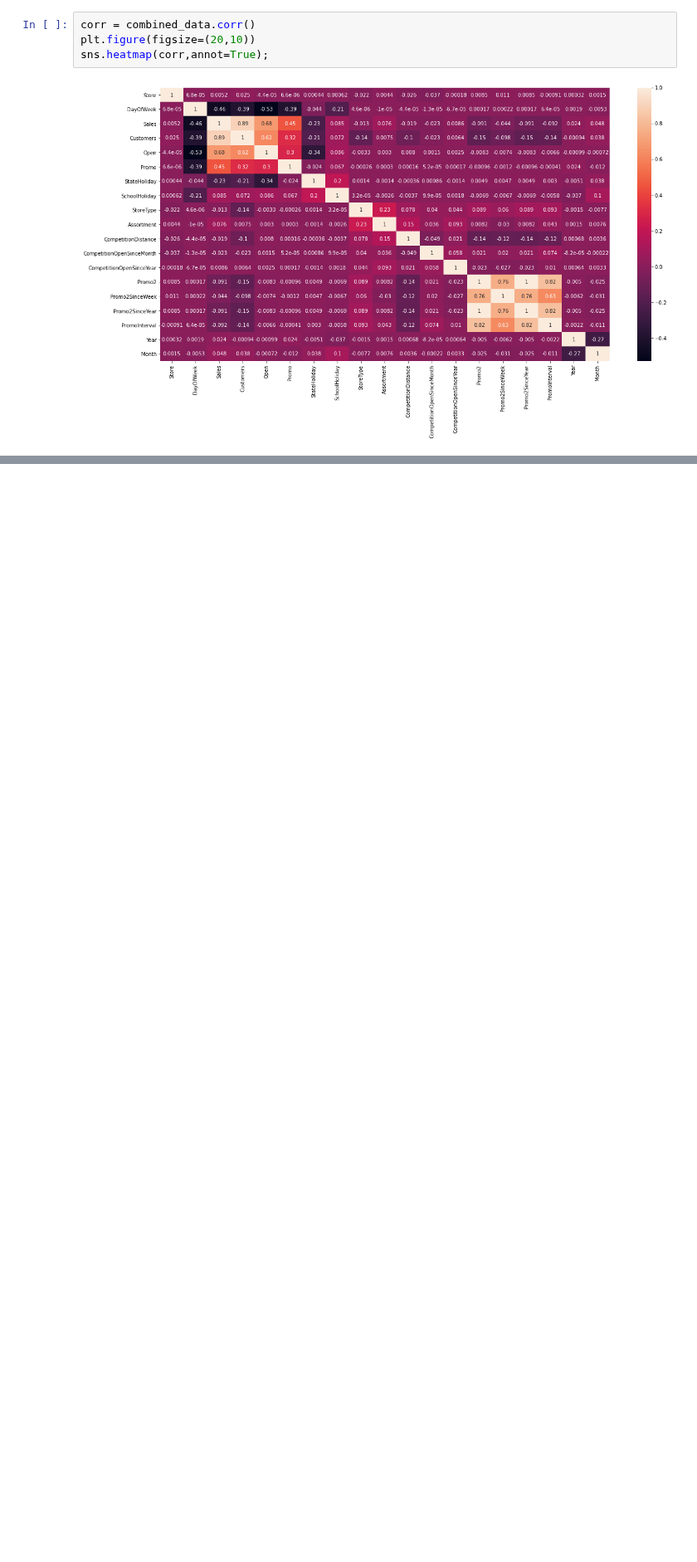
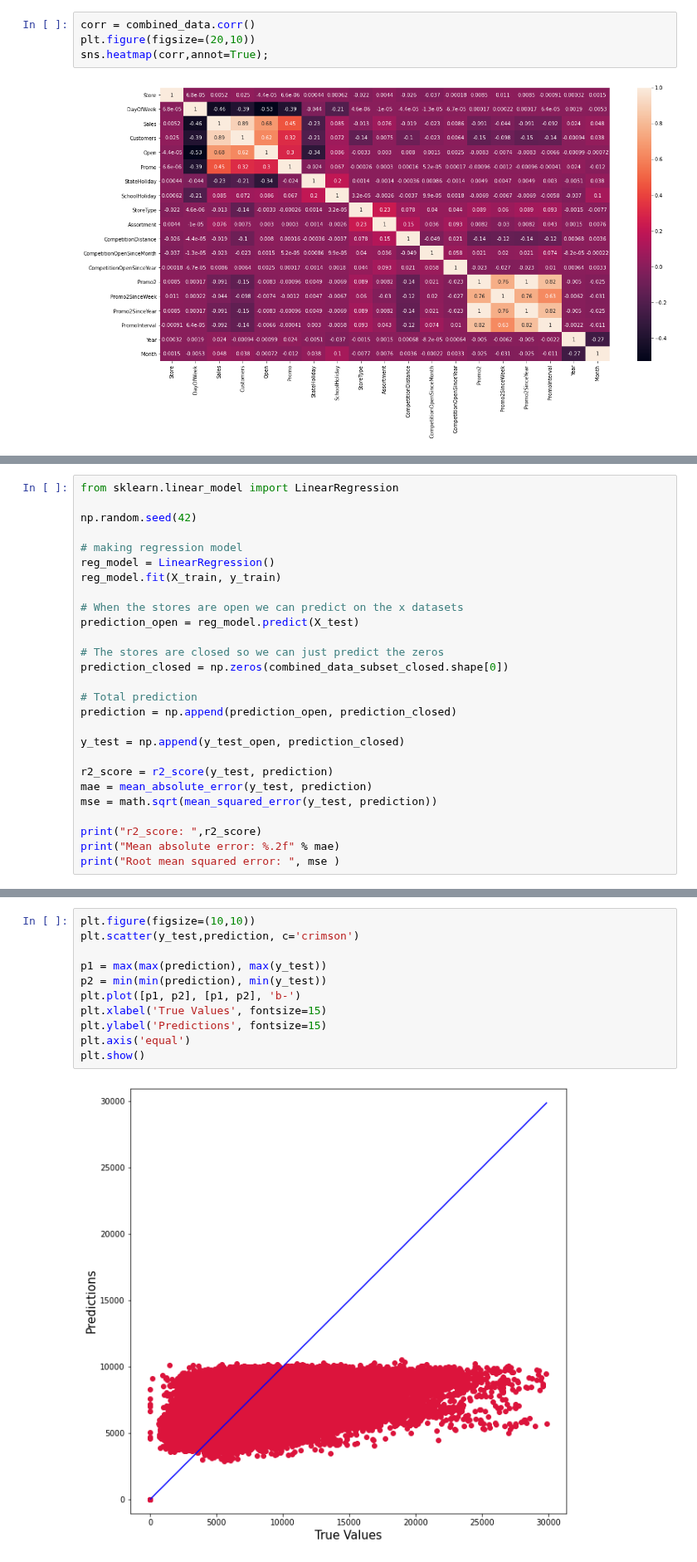
Before and after one commit to Jammal7/Introduction_to_Data_Science, a Jupyter notebook: Projects/Rossmann Store Sales/Rossman_sales_prediction.ipynb, the cells around one changed output, grey strips where cells are left out. Shown at 83% size. Drawn from its saved outputs; the diff is of its cells as text; blank space fills up the shorter version.

Commit message:
rossman_sales_prediction

```diff
--- a/Projects/Rossmann Store Sales/Rossman_sales_prediction.ipynb
+++ b/Projects/Rossmann Store Sales/Rossman_sales_prediction.ipynb
@@ -498,0 +542,27 @@ Correlation map shows
+# %%
+from sklearn.linear_model import LinearRegression
+
+np.random.seed(42)
+
+# making regression model
+reg_model = LinearRegression()
+reg_model.fit(X_train, y_train)
+
+# When the stores are open we can predict on the x datasets
+prediction_open = reg_model.predict(X_test)
+
+# The stores are closed so we can just predict the zeros
+prediction_closed = np.zeros(combined_data_subset_closed.shape[0])
+
+# Total prediction
+prediction = np.append(prediction_open, prediction_closed)
+
+y_test = np.append(y_test_open, prediction_closed)
+
+r2_score = r2_score(y_test, prediction)
+mae = mean_absolute_error(y_test, prediction)
+mse = math.sqrt(mean_squared_error(y_test, prediction))
+
+print("r2_score: ",r2_score)
+print("Mean absolute error: %.2f" % mae)
+print("Root mean squared error: ", mse )
@@ -498,0 +580,13 @@ Correlation map shows
+# %%
+plt.figure(figsize=(10,10))
+plt.scatter(y_test,prediction, c='crimson')
+
+p1 = max(max(prediction), max(y_test))
+p2 = min(min(prediction), min(y_test))
+plt.plot([p1, p2], [p1, p2], 'b-')
+plt.xlabel('True Values', fontsize=15)
+plt.ylabel('Predictions', fontsize=15)
+plt.axis('equal')
+plt.show()
+# %% [output]
+[figure, added]
```
Also changed, not shown: parts of 16 cells of this notebook.
